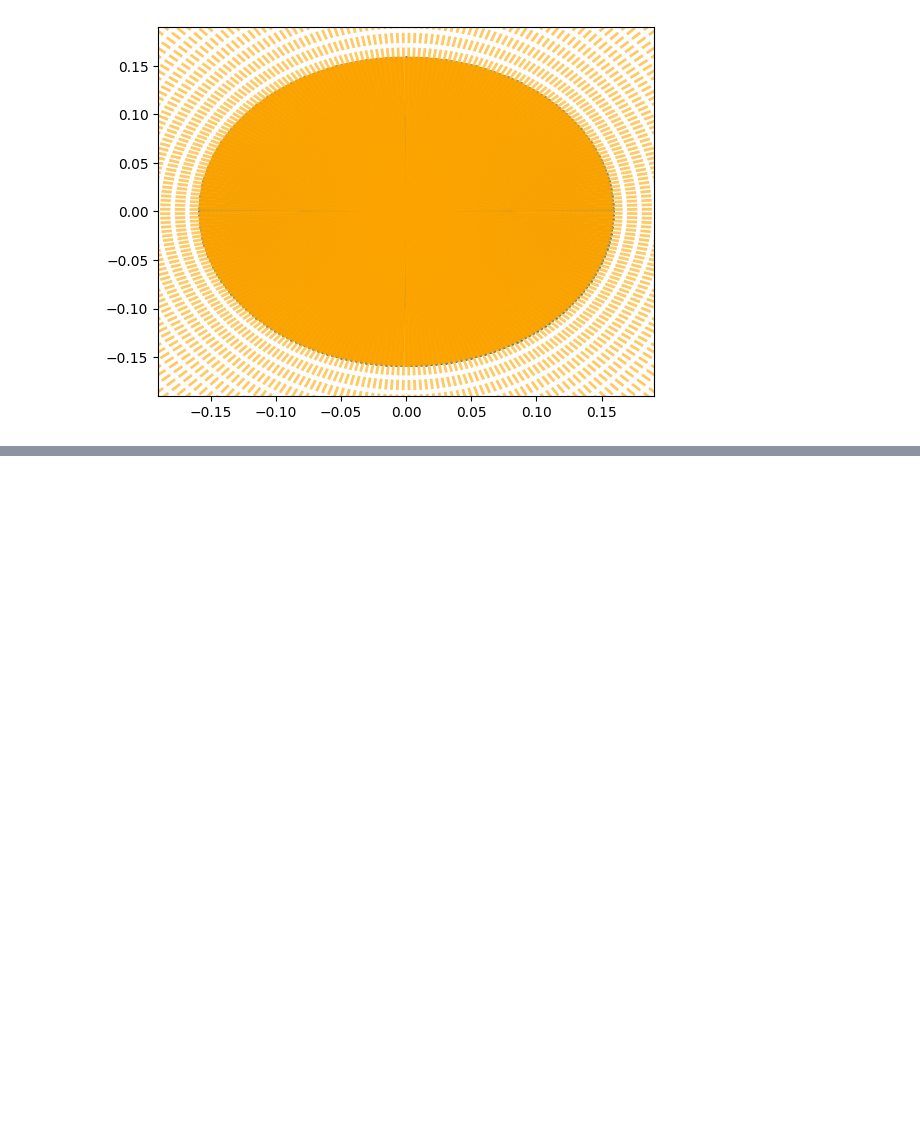
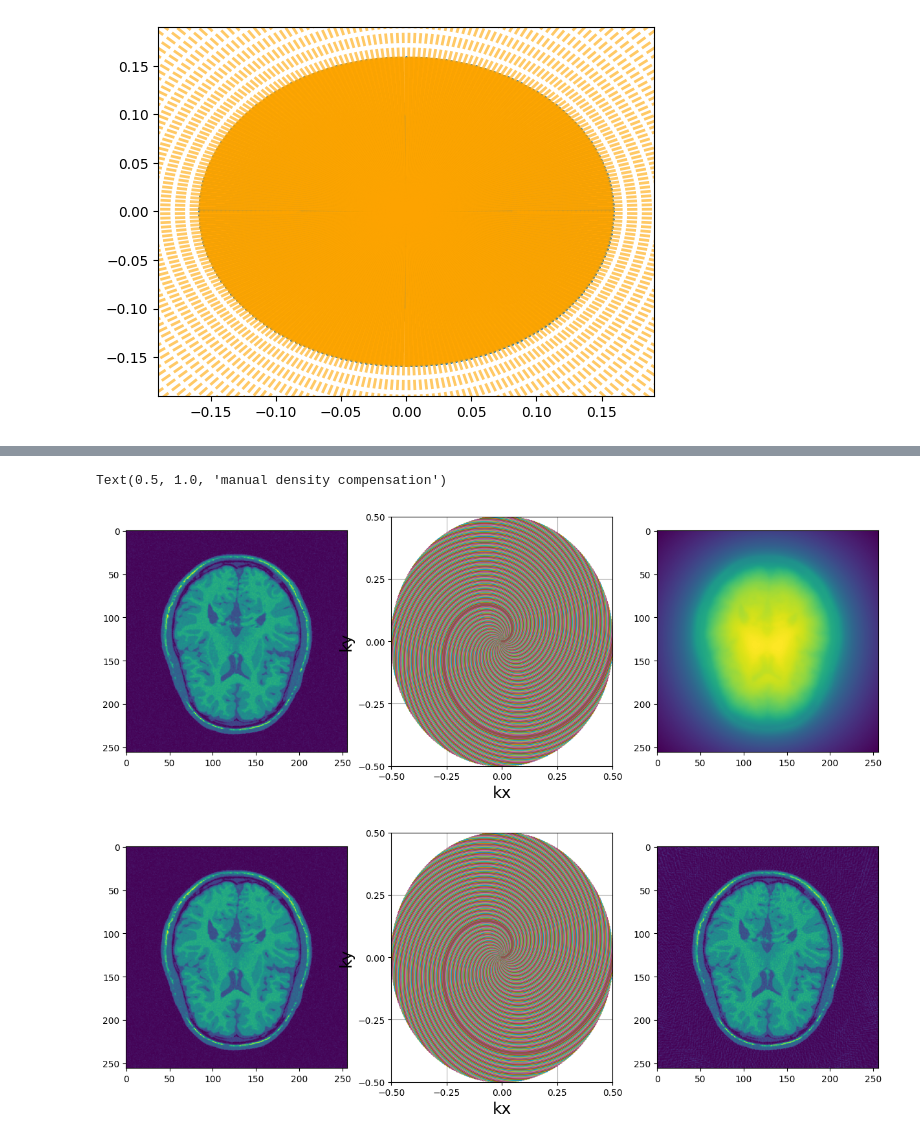
Before and after one commit to philouc/mri_acq_recon_tutorial, a Jupyter notebook: IEEE-EMBS_2022SummerSchool/06.Spiral_undersampling.ipynb, the cells around one changed output, grey strips where cells are left out. Cells and saved outputs as stored; diff of their text form; code cells hidden in the pictures; blank space fills up the shorter version.

```diff
--- a/IEEE-EMBS_2022SummerSchool/06.Spiral_undersampling.ipynb
+++ b/IEEE-EMBS_2022SummerSchool/06.Spiral_undersampling.ipynb
@@ -163,0 +177,39 @@ plt.show()
+# %%
+from mrinufft import get_density, get_operator, check_backend
+
+traj = initialize_2D_spiral(256, 256).astype(np.float32)
+
+nufft = get_operator("finufft")(traj, mri_2D.shape, density=False)
+kspace = nufft.op(mri_2D)
+adjoint = nufft.adj_op(kspace)
+
+fig, axs = plt.subplots(1, 3, figsize=(15, 5))
+axs[0].imshow(abs(mri_2D))
+display_2D_trajectory(traj, subfigure=axs[1])
+axs[2].imshow(abs(adjoint))
+
+voronoi_weights = get_density("voronoi", traj)
+nufft_voronoi = get_operator("finufft")(
+    traj, shape=mri_2D.shape, density=voronoi_weights
+)
+adjoint_voronoi = nufft_voronoi.adj_op(kspace)
+fig, axs = plt.subplots(1, 3, figsize=(15, 5))
+axs[0].imshow(abs(mri_2D))
+display_2D_trajectory(traj, subfigure=axs[1])
+axs[2].imshow(abs(adjoint_voronoi))
+
+flat_traj = traj.reshape(-1, 2)
+weights = np.sqrt(np.sum(flat_traj**2, axis=1))
+nufft = get_operator("finufft")(traj, shape=mri_2D.shape, density=weights)
+adjoint_manual = nufft.adj_op(kspace)
+fig, axs = plt.subplots(1, 3, figsize=(15, 5))
+axs[0].imshow(abs(mri_2D))
+axs[0].set_title("Ground Truth")
+axs[1].imshow(abs(adjoint))
+axs[1].set_title("no density compensation")
+axs[2].imshow(abs(adjoint_manual))
+axs[2].set_title("manual density compensation")
+# %% [output]
+Text(0.5, 1.0, 'manual density compensation')
+[figure, added]
+[figure, added]
```
Also changed, not shown: parts of 1 cell of this notebook, 2 other files.
